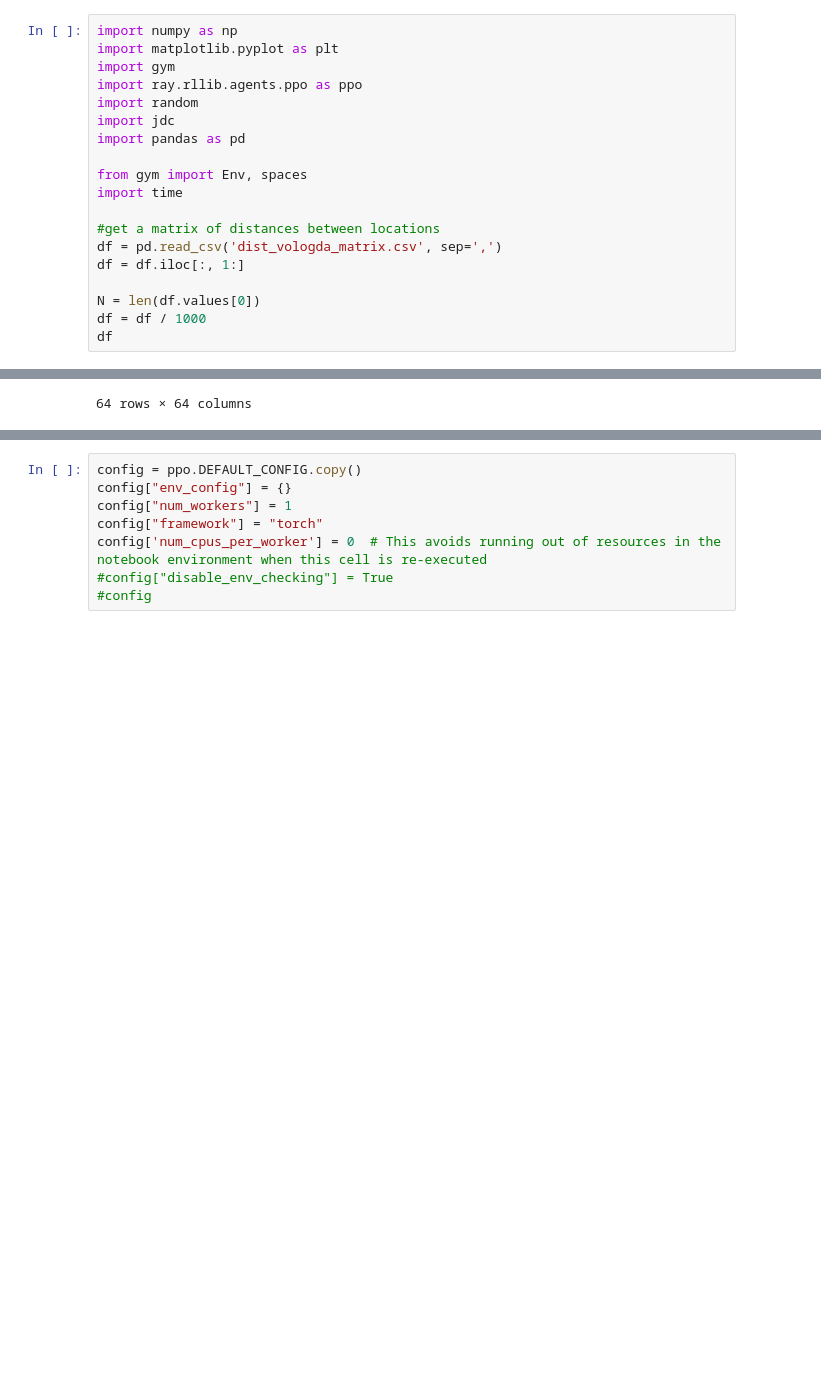
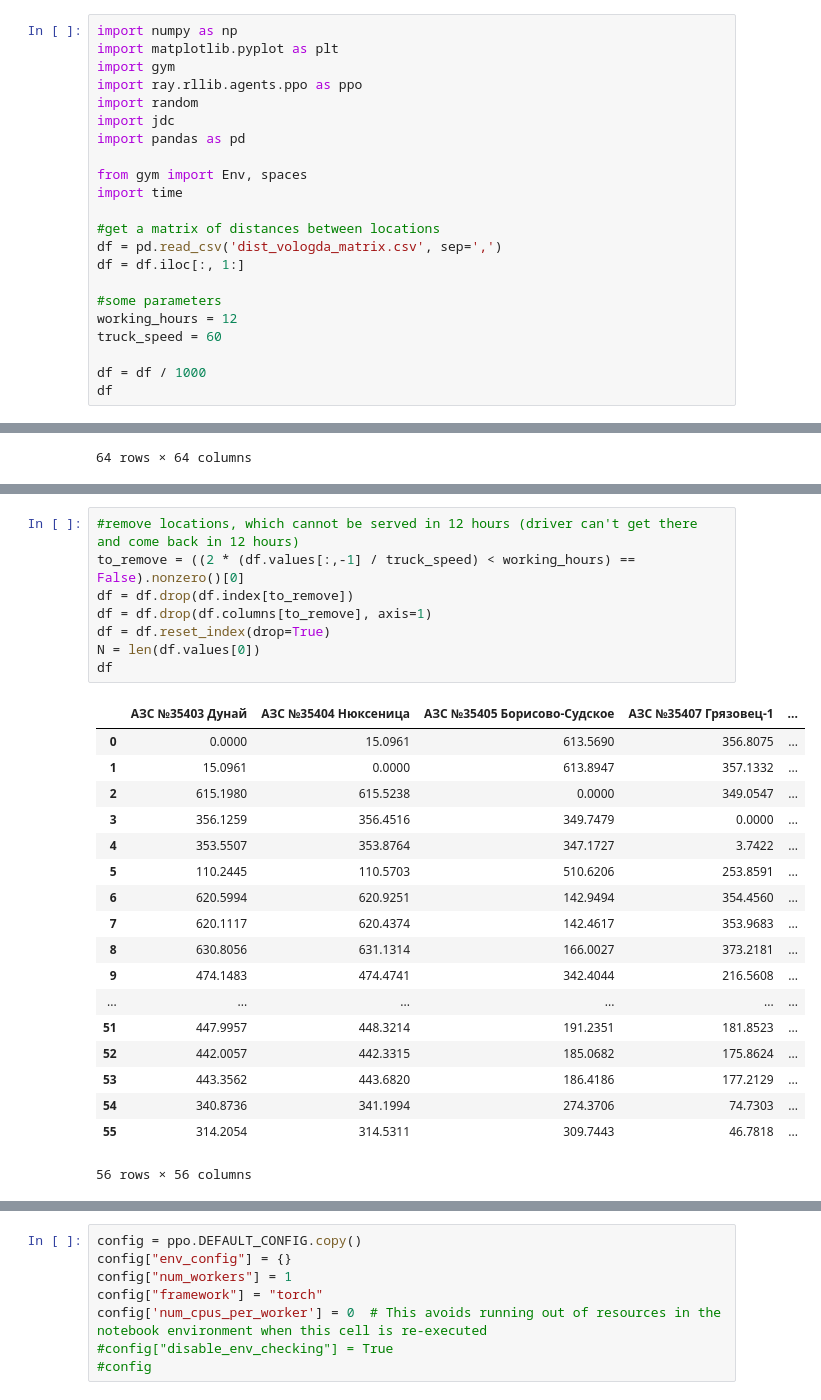
Before and after one commit to sudakov/rl_for_mtsp, a Jupyter notebook: VKR - Petrol Supply Logistics.ipynb, the cells around one changed output, grey strips where cells are left out. Saved outputs shown, nothing was run; the diff lists cells and outputs as text; blank space fills up the shorter version.

```diff
--- a/VKR - Petrol Supply Logistics.ipynb
+++ b/VKR - Petrol Supply Logistics.ipynb
@@ -14,7 +14,10 @@ import time
 df = pd.read_csv('dist_vologda_matrix.csv', sep=',')
 df = df.iloc[:, 1:]
 
-N = len(df.values[0])
+#some parameters
+working_hours = 12
+truck_speed = 60
+
 df = df / 1000
 df
 # %% [output]
@@ -54,3 +37,30 @@ df
+# %%
+#remove locations, which cannot be served in 12 hours (driver can't get there and come back in 12 hours)
+to_remove = ((2 * (df.values[:,-1] / truck_speed) < working_hours) == False).nonzero()[0]
+df = df.drop(df.index[to_remove])
+df = df.drop(df.columns[to_remove], axis=1)
+df = df.reset_index(drop=True)
+N = len(df.values[0])
+df
+# %% [output]
+|  | АЗС №35403 Дунай | АЗС №35404 Нюксеница | АЗС №35405 Борисово-Судское | АЗС №35407 Грязовец-1 | ... |
+| 0 | 0.0000 | 15.0961 | 613.5690 | 356.8075 | ... |
+| 1 | 15.0961 | 0.0000 | 613.8947 | 357.1332 | ... |
+| 2 | 615.1980 | 615.5238 | 0.0000 | 349.0547 | ... |
+| 3 | 356.1259 | 356.4516 | 349.7479 | 0.0000 | ... |
+| 4 | 353.5507 | 353.8764 | 347.1727 | 3.7422 | ... |
+| 5 | 110.2445 | 110.5703 | 510.6206 | 253.8591 | ... |
+| 6 | 620.5994 | 620.9251 | 142.9494 | 354.4560 | ... |
+| 7 | 620.1117 | 620.4374 | 142.4617 | 353.9683 | ... |
+| 8 | 630.8056 | 631.1314 | 166.0027 | 373.2181 | ... |
+| 9 | 474.1483 | 474.4741 | 342.4044 | 216.5608 | ... |
+| ... | ... | ... | ... | ... | ... |
+| 51 | 447.9957 | 448.3214 | 191.2351 | 181.8523 | ... |
+| 52 | 442.0057 | 442.3315 | 185.0682 | 175.8624 | ... |
+| 53 | 443.3562 | 443.6820 | 186.4186 | 177.2129 | ... |
+| 54 | 340.8736 | 341.1994 | 274.3706 | 74.7303 | ... |
+| 55 | 314.2054 | 314.5311 | 309.7443 | 46.7818 | ... |
+56 rows × 56 columns
 # %%
 #custom gym environment for our problem
 class TransportScape(Env):
```
Also changed, not shown: parts of 6 cells of this notebook.
